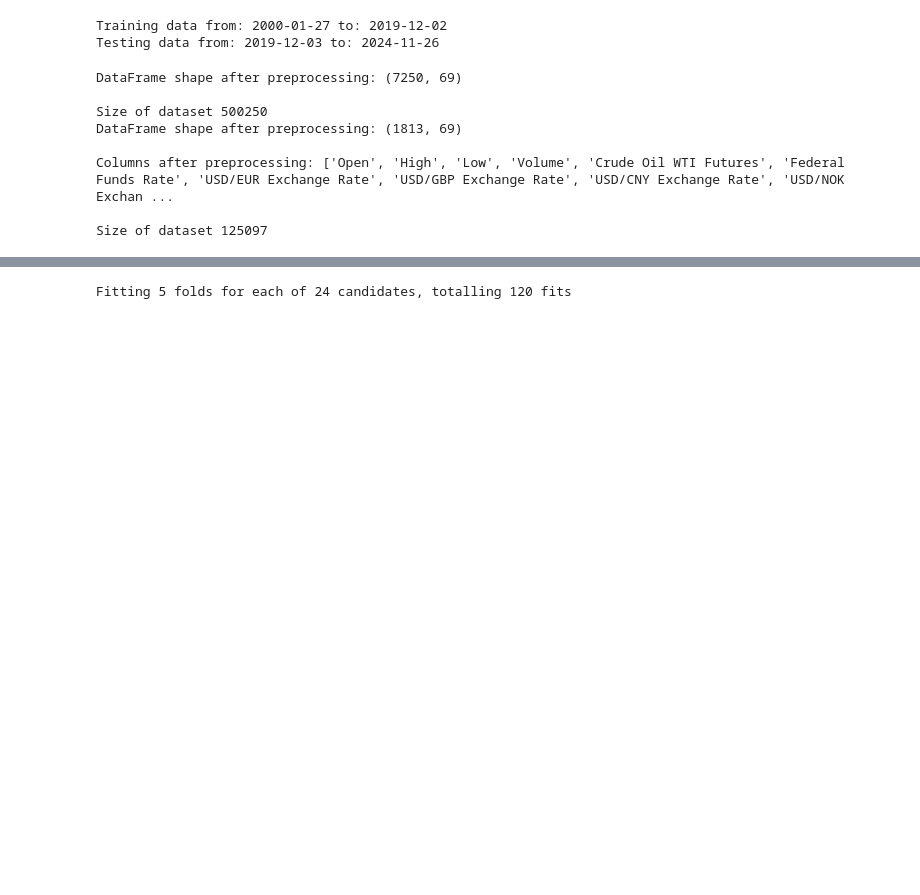
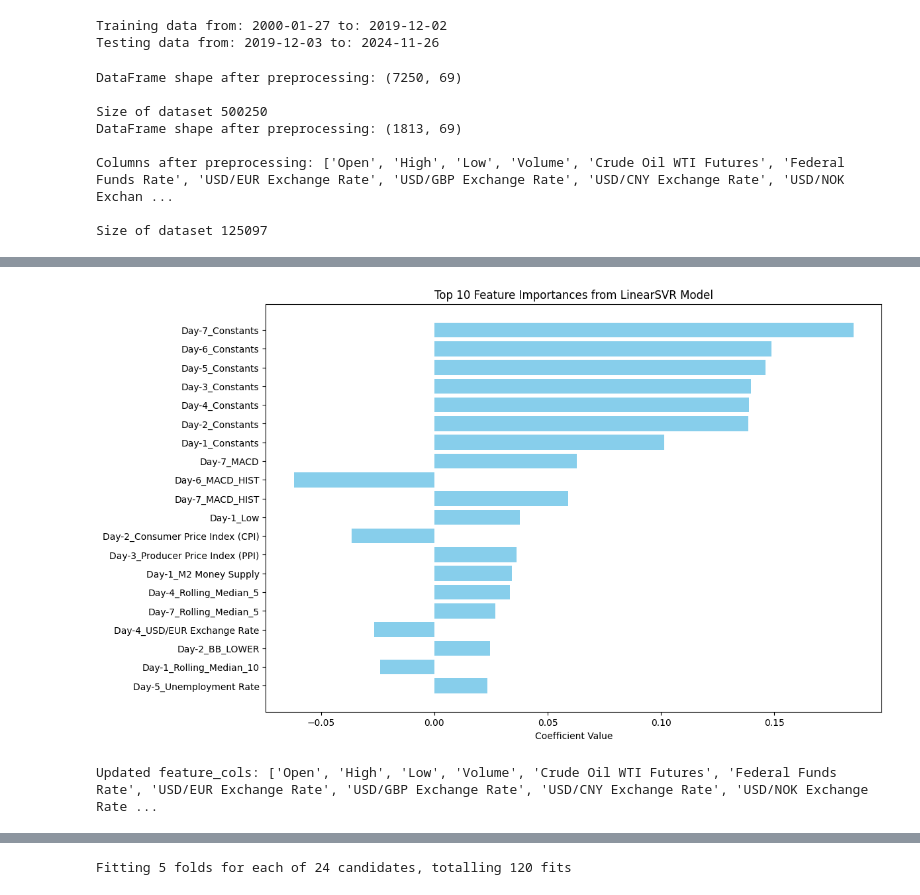
Before and after one commit to KareemAbedHelmy/StockPrediction, a Jupyter notebook: LeeFiles/data_preprocessingv3_dataset3.ipynb, the cells around one changed output, grey strips where cells are left out. Saved outputs shown, nothing was run; the diff lists cells and outputs as text; code cells hidden in the pictures; blank space fills up the shorter version.

```diff
--- a/LeeFiles/data_preprocessingv3_dataset3.ipynb
+++ b/LeeFiles/data_preprocessingv3_dataset3.ipynb
@@ -869,3 +891,41 @@ Fitting 5 folds for each of 25 candidates, totalling 125 fits
+# %%
+# Extract feature names from the windowed sequence
+window_size = 7
+feature_names = [f"Day-{i+1}_{feature}" for i in range(window_size) for feature in feature_cols]
+
+# Extract coefficients from the trained model
+coefficients = best_svr.coef_
+
+# Create a DataFrame for coefficients
+coef_df = pd.DataFrame({
+    'Feature': feature_names,
+    'Coefficient': coefficients
+})
+
+# Calculate absolute coefficients for sorting
+coef_df['Abs_Coefficient'] = coef_df['Coefficient'].abs()
+
+# Sort by absolute coefficient and select top 10
+top_10_coef = coef_df.sort_values(by='Abs_Coefficient', ascending=False).head(20)
+
+# Plot the top 10 feature importances
+plt.figure(figsize=(12, 8))
+plt.barh(top_10_coef['Feature'], top_10_coef['Coefficient'], color='skyblue')
+plt.xlabel('Coefficient Value')
+plt.title('Top 10 Feature Importances from LinearSVR Model')
+plt.gca().invert_yaxis()  # Highest coefficient at the top
+plt.show()
+# %% [output]
+[figure, added]
+# %%
+if isinstance(feature_cols, pd.Index):
+    feature_cols = feature_cols.tolist()
+
+# Step 2: Append 'Feature_70' to the list
+feature_cols.append('Constants')
+print("Updated feature_cols:", feature_cols)
+# %% [output]
+Updated feature_cols: ['Open', 'High', 'Low', 'Volume', 'Crude Oil WTI Futures', 'Federal Funds Rate', 'USD/EUR Exchange Rate', 'USD/GBP Exchange Rate', 'USD/CNY Exchange Rate', 'USD/NOK Exchange Rate ...
 # %%
 # Analyze feature importances (coefficients)
 feature_names = []
```
Also changed, not shown: parts of 10 cells of this notebook, 2 other files.
